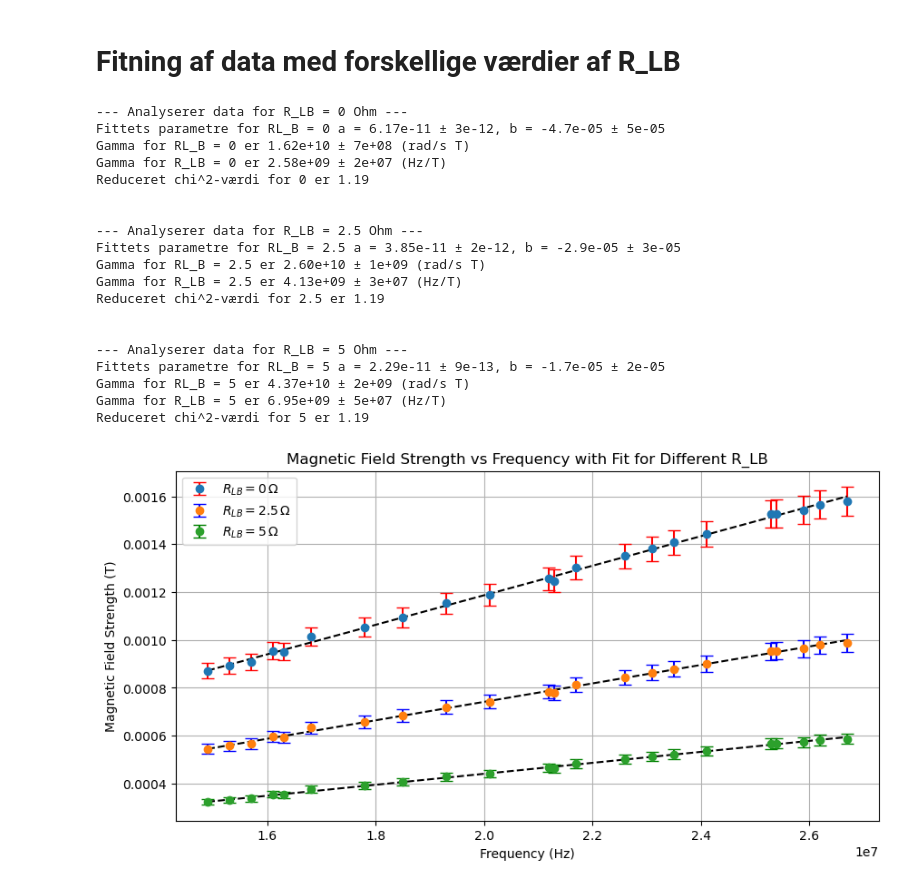
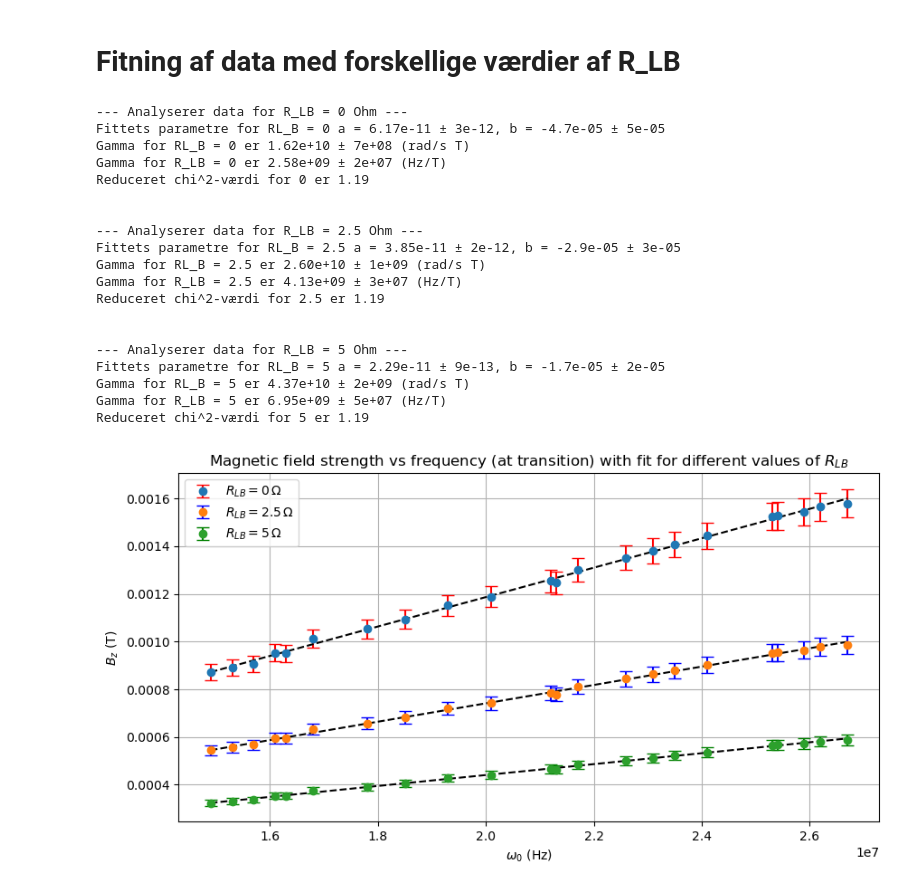
Before and after one commit to Focus9752/Kvant2-lab, a Jupyter notebook: dataanalyse.ipynb, the cells around one changed output. Drawn from its saved outputs; the diff is of its cells as text; code cells hidden in the pictures.

```diff
--- a/dataanalyse.ipynb
+++ b/dataanalyse.ipynb
@@ -231,34 +231,34 @@ res_5 = main(file_list, R_LB=5)
 plt.figure(figsize=(10, 5))
 plt.errorbar(frequency_list_HZ, res_0["HH_B_averages"], yerr=res_0["HH_B_errors"], fmt='o', label=r'$R_{LB} = 0 \, \Omega$', capsize=5, ecolor='red')
 plt.errorbar(frequency_list_HZ, res_2_5["HH_B_averages"], yerr=res_2_5["HH_B_errors"], fmt='o', label=r'$R_{LB} = 2.5 \, \Omega$', capsize=5, ecolor='blue')
 plt.errorbar(frequency_list_HZ, res_5["HH_B_averages"], yerr=res_5["HH_B_errors"], fmt='o', label=r'$R_{LB} = 5 \, \Omega$', capsize=5, ecolor='green')
 plt.plot(frequency_list_HZ, lin_func(np.array(frequency_list_HZ), *res_0["popt"]), color="black", linestyle="dashed")
 plt.plot(frequency_list_HZ, lin_func(np.array(frequency_list_HZ), *res_2_5["popt"]), color="black", linestyle="dashed")
 plt.plot(frequency_list_HZ, lin_func(np.array(frequency_list_HZ), *res_5["popt"]), color="black", linestyle="dashed")
-plt.xlabel('Frequency (Hz)')
-plt.ylabel('Magnetic Field Strength (T)')
-plt.title('Magnetic Field Strength vs Frequency with Fit for Different R_LB')
+plt.xlabel(r'$\omega_0$ (Hz)')
+plt.ylabel(r'$B_z$ (T)')
+plt.title(r'Magnetic field strength vs frequency (at transitions) with fit for different values of $R_{LB}$')
 plt.grid()
 plt.legend()
 plt.show()
 # %% [output]
 --- Analyserer data for R_LB = 0 Ohm ---
 Fittets parametre for RL_B = 0 a = 6.17e-11 ± 3e-12, b = -4.7e-05 ± 5e-05
 Gamma for RL_B = 0 er 1.62e+10 ± 7e+08 (rad/s T)
 Gamma for R_LB = 0 er 2.58e+09 ± 2e+07 (Hz/T)
 Reduceret chi^2-værdi for 0 er 1.19
 
 
 --- Analyserer data for R_LB = 2.5 Ohm ---
 Fittets parametre for RL_B = 2.5 a = 3.85e-11 ± 2e-12, b = -2.9e-05 ± 3e-05
 Gamma for RL_B = 2.5 er 2.60e+10 ± 1e+09 (rad/s T)
 Gamma for R_LB = 2.5 er 4.13e+09 ± 3e+07 (Hz/T)
 Reduceret chi^2-værdi for 2.5 er 1.19
 
 
 --- Analyserer data for R_LB = 5 Ohm ---
 Fittets parametre for RL_B = 5 a = 2.29e-11 ± 9e-13, b = -1.7e-05 ± 2e-05
 Gamma for RL_B = 5 er 4.37e+10 ± 2e+09 (rad/s T)
 Gamma for R_LB = 5 er 6.95e+09 ± 5e+07 (Hz/T)
 Reduceret chi^2-værdi for 5 er 1.19
-[figure, old version]
+[figure, new version]
```
